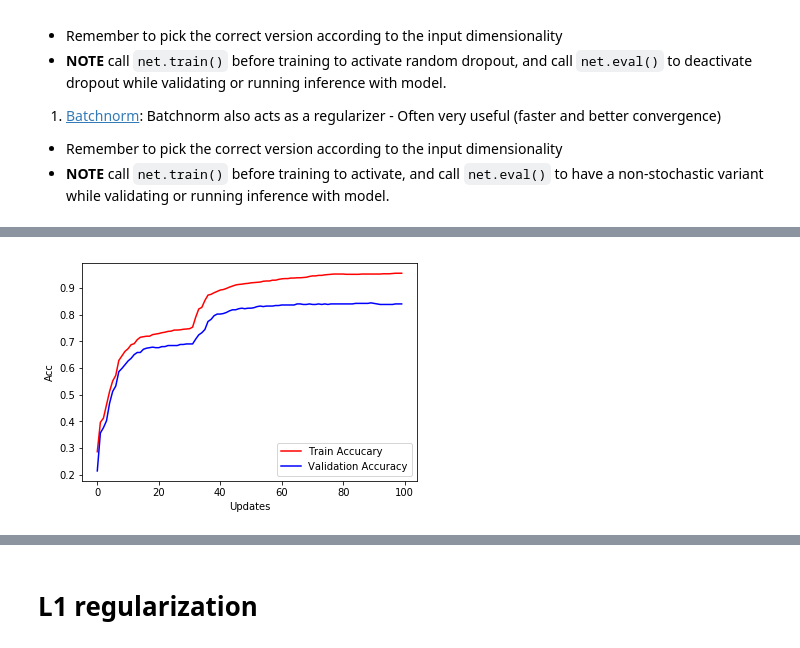
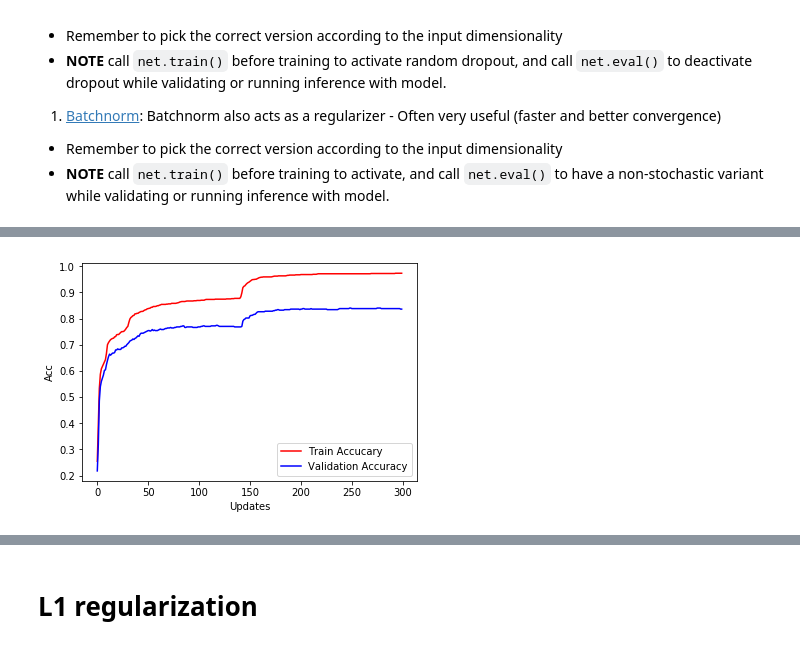
Before and after one commit to jeppe742/02456-deep-learning-with-PyTorch, a Jupyter notebook: 1_Feedforward/1.4-FFN-MNIST.ipynb, the cells around one changed output, grey strips where cells are left out. Drawn from its saved outputs; the diff is of its cells as text; code cells hidden in the pictures.

```diff
--- a/1_Feedforward/1.4-FFN-MNIST.ipynb
+++ b/1_Feedforward/1.4-FFN-MNIST.ipynb
@@ -216,7 +216,7 @@ num_batches_valid = num_samples_valid // batch_size
 
 
 
-def train(net, optimizer, criterion):
+def train(net, optimizer, criterion, num_epochs=100):
     # setting up lists for handling loss/accuracy
     train_acc, train_loss = [], []
     valid_acc, valid_loss = [], []
@@ -320,5 +320,3 @@ class Net1(Net):
 
         self.W_1 = Parameter(init.kaiming_normal_(torch.Tensor(num_hidden, num_features)))
         self.W_2 = Parameter(init.kaiming_normal_(torch.Tensor(num_output, num_hidden)))
-# %%
-train(net, optim.SGD(net.parameters(), lr=0.1), criterion)
@@ -337,4 +323,7 @@ Epoch 91 : Train Loss 0.153930 , Train acc 0.949000, Valid acc 0.838000
 # %%
-net1 =Net1(num_features, num_l1, num_classes)
-train(net1,optim.SGD(net1.parameters(), lr=0.1), criterion )
+#Set a seed so we have a chance of comparing our models
+torch.manual_seed(42)
+net1 = Net1(num_features, num_l1, num_classes)
+
+train(net1, optim.SGD(net1.parameters(), lr=0.1), criterion, num_epochs=300)
 # %% [output]
@@ -351,2 +347,2 @@ Epoch 91 : Train Loss 0.154064 , Train acc 0.952000, Valid acc 0.842000
-[figure, old version]
+[figure, new version]
 # %%
```
Also changed, not shown: parts of 20 cells of this notebook, 4 other files.
